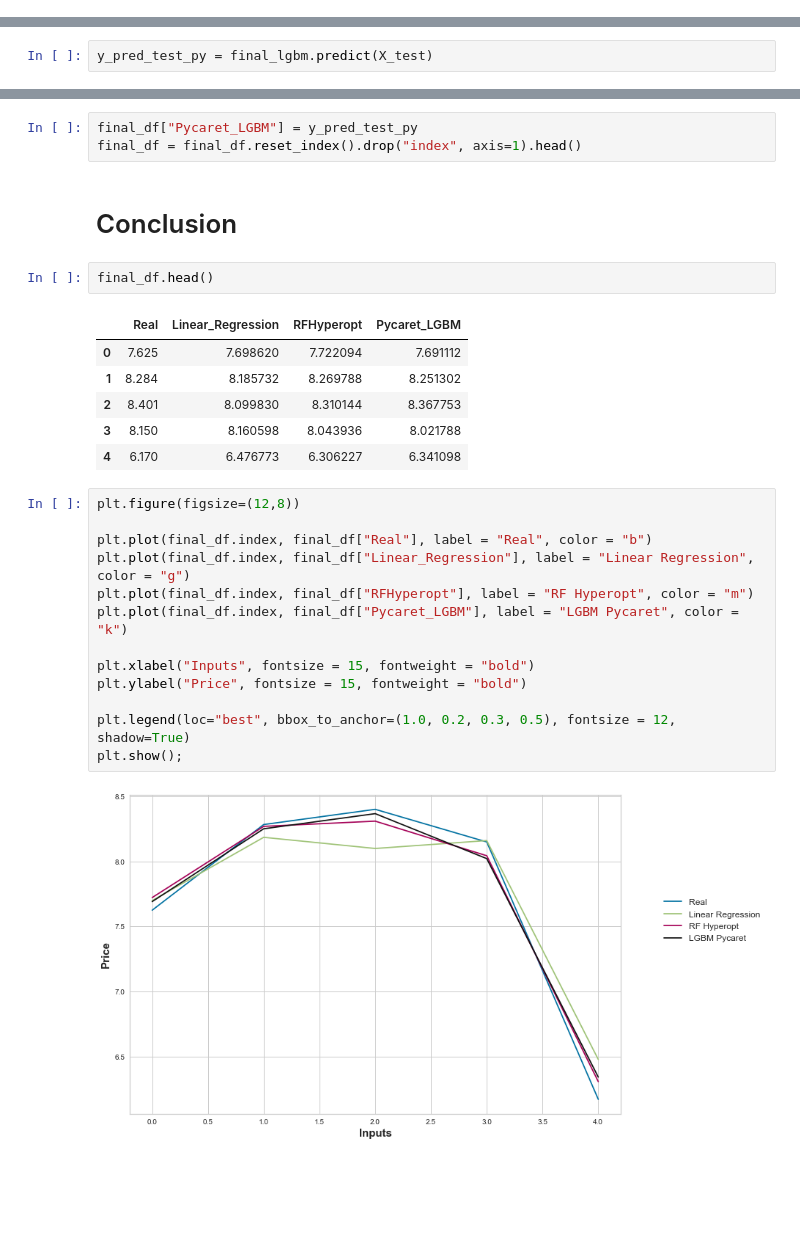
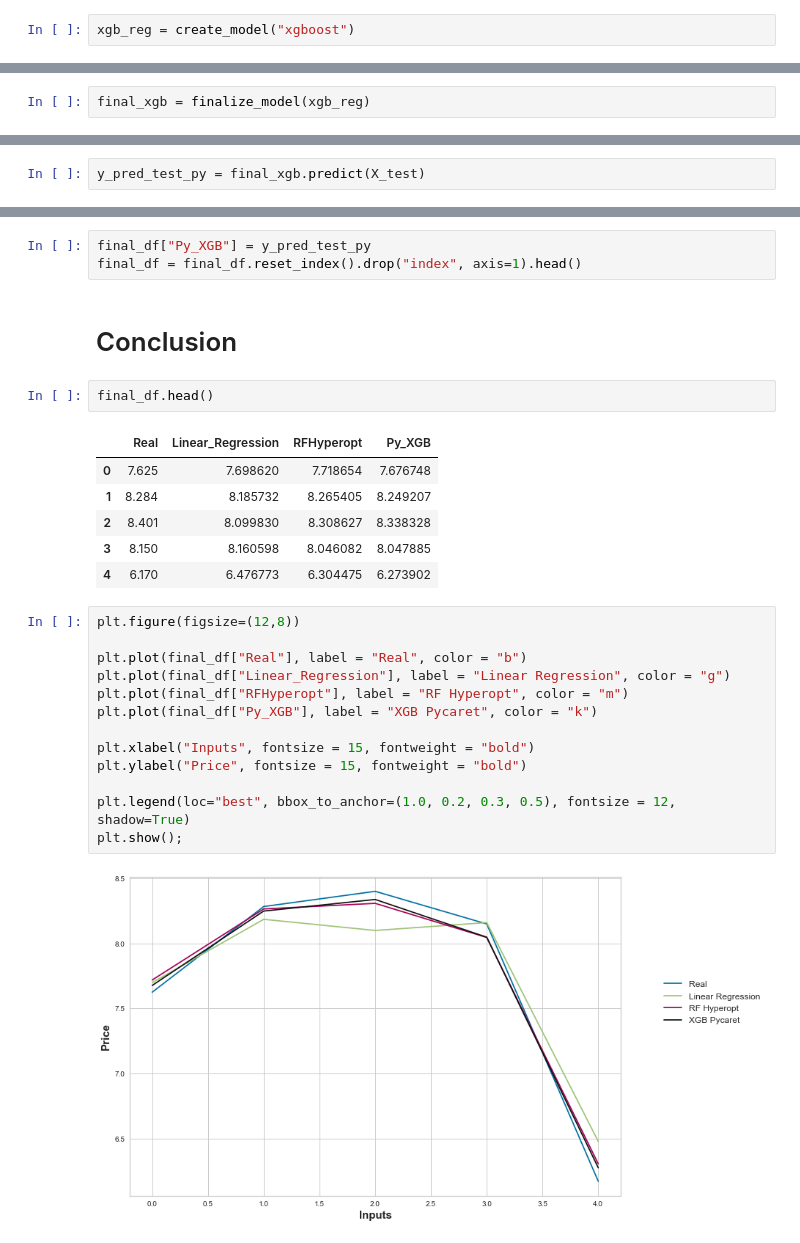
Before and after one commit to MarioGar25/Diamonds-everywhere, a Jupyter notebook: Diamonds-ML-Model.ipynb, the cells around one changed output, grey strips where cells are left out. Cells and saved outputs as stored; diff of their text form; blank space fills up the shorter version.

```diff
--- a/Diamonds-ML-Model.ipynb
+++ b/Diamonds-ML-Model.ipynb
@@ -648,0 +603,2 @@ tuned_opt_lgbm = tune_model(lgbm_reg, search_library = "tune-sklearn", search_al
+# %%
+xgb_reg = create_model("xgboost")
@@ -681 +656,3 @@ LGBMRegressor(boosting_type='gbdt', class_weight=None, colsample_bytree=1.0,
+# %%
+final_xgb = finalize_model(xgb_reg)
 # %%
@@ -686,3 +663,3 @@ predict_model(final_lgbm);
 # %%
-y_pred_test_py = final_lgbm.predict(X_test)
+y_pred_test_py = final_xgb.predict(X_test)
 # %%
@@ -694,29 +671,29 @@ mse_test_py
 # %%
-final_df["Pycaret_LGBM"] = y_pred_test_py
+final_df["Py_XGB"] = y_pred_test_py
 final_df = final_df.reset_index().drop("index", axis=1).head()
 # %% [markdown]
 # Conclusion
 # %%
 final_df.head()
 # %% [output]
-|  | Real | Linear_Regression | RFHyperopt | Pycaret_LGBM |
-| 0 | 7.625 | 7.698620 | 7.722094 | 7.691112 |
-| 1 | 8.284 | 8.185732 | 8.269788 | 8.251302 |
-| 2 | 8.401 | 8.099830 | 8.310144 | 8.367753 |
-| 3 | 8.150 | 8.160598 | 8.043936 | 8.021788 |
-| 4 | 6.170 | 6.476773 | 6.306227 | 6.341098 |
+|  | Real | Linear_Regression | RFHyperopt | Py_XGB |
+| 0 | 7.625 | 7.698620 | 7.718654 | 7.676748 |
+| 1 | 8.284 | 8.185732 | 8.265405 | 8.249207 |
+| 2 | 8.401 | 8.099830 | 8.308627 | 8.338328 |
+| 3 | 8.150 | 8.160598 | 8.046082 | 8.047885 |
+| 4 | 6.170 | 6.476773 | 6.304475 | 6.273902 |
 # %%
 plt.figure(figsize=(12,8))
 
-plt.plot(final_df.index, final_df["Real"], label = "Real", color = "b")
-plt.plot(final_df.index, final_df["Linear_Regression"], label = "Linear Regression", color = "g")
-plt.plot(final_df.index, final_df["RFHyperopt"], label = "RF Hyperopt", color = "m")
-plt.plot(final_df.index, final_df["Pycaret_LGBM"], label = "LGBM Pycaret", color = "k")
+plt.plot(final_df["Real"], label = "Real", color = "b")
+plt.plot(final_df["Linear_Regression"], label = "Linear Regression", color = "g")
+plt.plot(final_df["RFHyperopt"], label = "RF Hyperopt", color = "m")
+plt.plot(final_df["Py_XGB"], label = "XGB Pycaret", color = "k")
 
 plt.xlabel("Inputs", fontsize = 15, fontweight = "bold")
 plt.ylabel("Price", fontsize = 15, fontweight = "bold")
 
 plt.legend(loc="best", bbox_to_anchor=(1.0, 0.2, 0.3, 0.5), fontsize = 12, shadow=True)
 plt.show();
 # %% [output]
-[figure, old version]
+[figure, new version]
```
Also changed, not shown: parts of 22 cells of this notebook.
